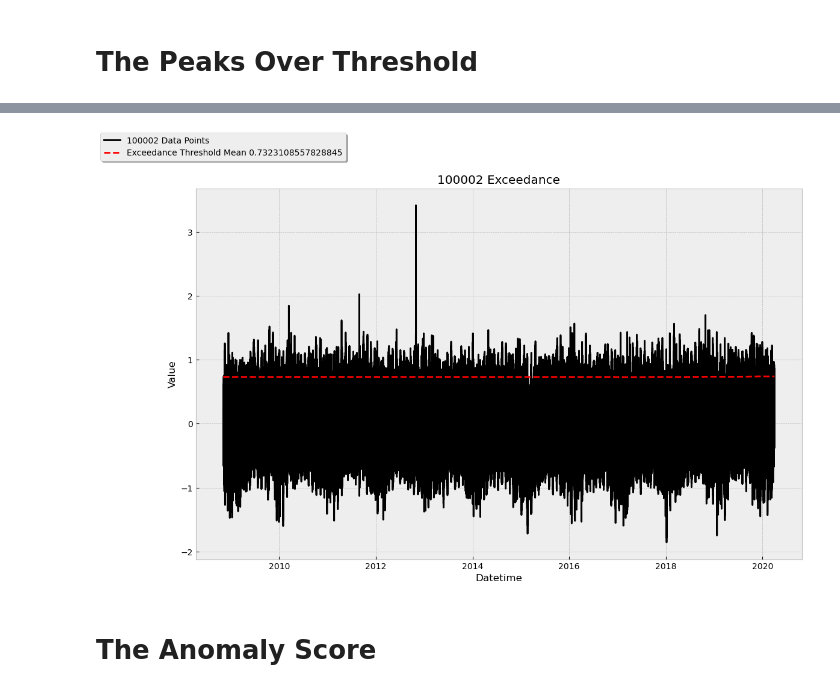
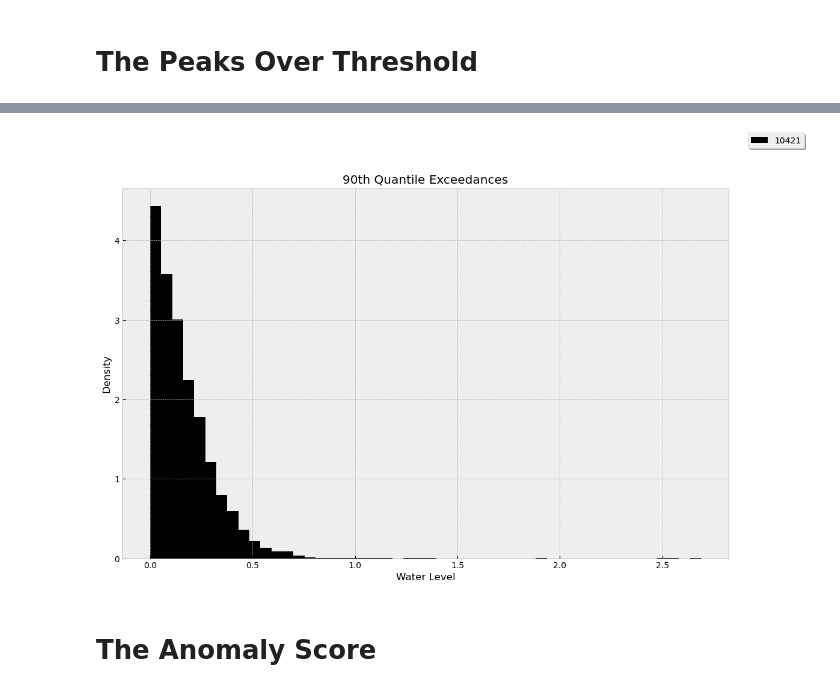
Before and after one commit to Aeternalis-Ingenium/anomalytics, a Jupyter notebook: docs/example.ipynb, the cells around one changed output, grey strips where cells are left out. Drawn from its saved outputs; the diff is of its cells as text; code cells hidden in the pictures.

Commit message:
docs(high-anomaly-water-example): finisih up the water level example in example.ipynb

```diff
--- a/docs/example.ipynb
+++ b/docs/example.ipynb
@@ -107,10 +108,10 @@ str(pot_detector)
 # %% [output]
 'POT'
 # %%
-pot_detector.set_time_window(
+pot_detector.reset_time_window(
     analysis_type="historical",
-    t0_pct=0.7,
-    t1_pct=0.2,
+    t0_pct=0.65,
+    t1_pct=0.25,
     t2_pct=0.1
 )
 # %% [markdown]
@@ -159,9 +164,9 @@ high_exceedance.tail(20)
 2020-03-31 23:00:00    0.000
 Name: exceedances, dtype: float64
 # %%
-pot_detector.plot(plot_type="l+eth", title=f"{high_exceedance.shape[0]} Exceedance", xlabel="Datetime", ylabel="Value", alpha=1.0)
+pot_detector.plot(plot_type="gpd", title="90th Quantile Exceedances", xlabel="Water Level", ylabel="Density", alpha=1.0)
 # %% [output]
-[figure, old version]
+[figure, new version]
 # %% [markdown]
 # **The Anomaly Score**
 # %% [markdown]
```
Also changed, not shown: parts of 10 cells of this notebook.
